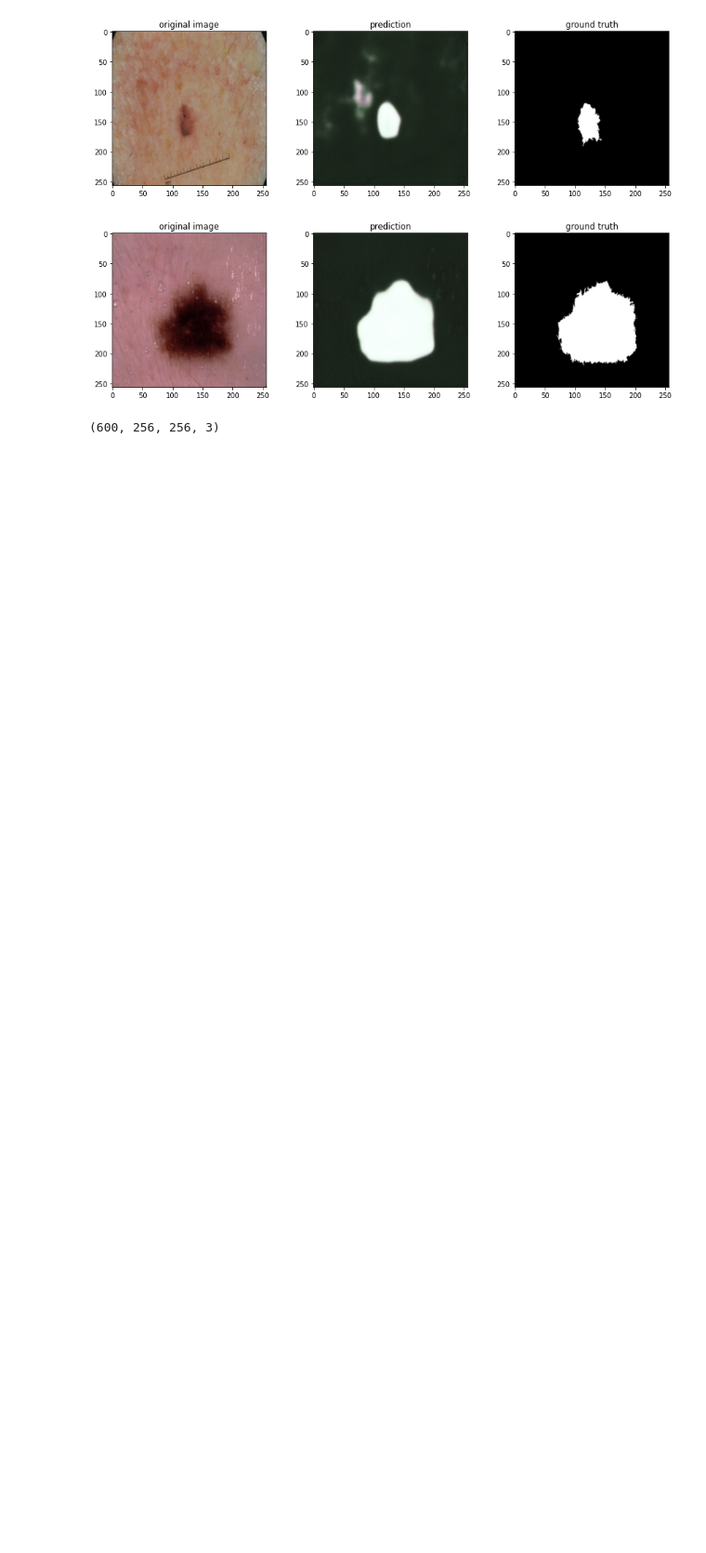
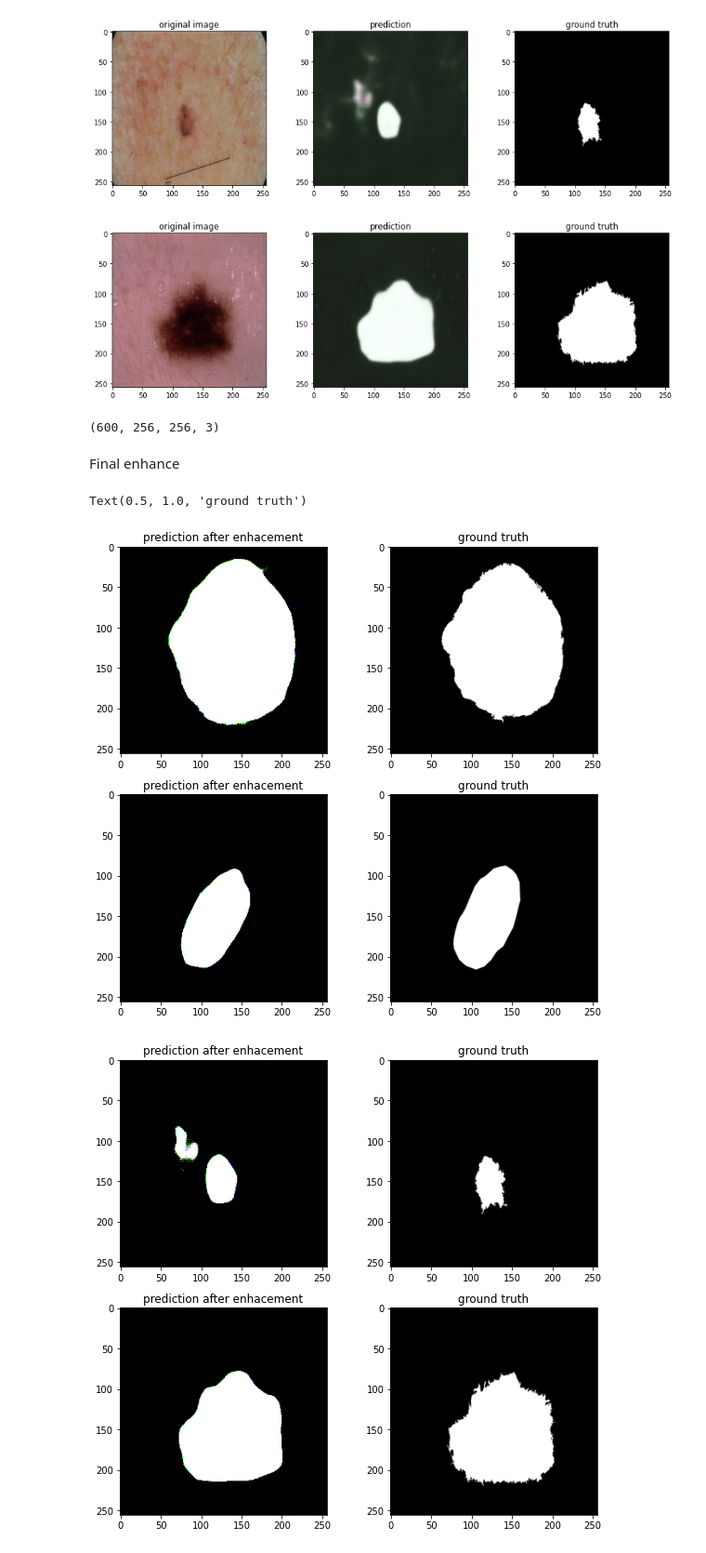
Before and after one commit to AlaaIraqy/lesion_segmentation, a Jupyter notebook: cv-assignment4-unet.ipynb, the cells around one changed output. Shown at 93% size. Saved outputs shown, nothing was run; the diff lists cells and outputs as text; code cells hidden in the pictures; blank space fills up the shorter version.

```diff
--- a/cv-assignment4-unet.ipynb
+++ b/cv-assignment4-unet.ipynb
@@ -355,3 +355,45 @@ print(np.shape(prediction))
 [figure]
 [figure]
 (600, 256, 256, 3)
+# %% [markdown]
+Final enhance
+# %%
+def enhance(img):
+    tmp=img.flatten()
+    for i in range(len(tmp)):
+        if tmp[i]>0.5:
+            tmp[i]=1
+        else:
+            tmp[i]=0
+    return tmp.reshape(256,256,3)
+
+plt.figure(figsize=(20,9))
+plt.subplot(2,4,1)
+plt.imshow(cv2.cvtColor(enhance(prediction[470]), cv2.COLOR_BGR2RGB))
+plt.title('prediction after enhacement')
+plt.subplot(2,4,2)
+plt.imshow(cv2.cvtColor(test_groundTruth[470], cv2.COLOR_BGR2RGB))
+plt.title('ground truth')
+plt.subplot(2,4,5)
+plt.imshow(cv2.cvtColor(enhance(prediction[1]), cv2.COLOR_BGR2RGB))
+plt.title('prediction after enhacement')
+plt.subplot(2,4,6)
+plt.imshow(cv2.cvtColor(test_groundTruth[1], cv2.COLOR_BGR2RGB))
+plt.title('ground truth')
+plt.figure(figsize=(20,9))
+plt.subplot(2,4,1)
+plt.imshow(cv2.cvtColor(enhance(prediction[170]), cv2.COLOR_BGR2RGB))
+plt.title('prediction after enhacement')
+plt.subplot(2,4,2)
+plt.imshow(cv2.cvtColor(test_groundTruth[170], cv2.COLOR_BGR2RGB))
+plt.title('ground truth')
+plt.subplot(2,4,5)
+plt.imshow(cv2.cvtColor(enhance(prediction[244]), cv2.COLOR_BGR2RGB))
+plt.title('prediction after enhacement')
+plt.subplot(2,4,6)
+plt.imshow(cv2.cvtColor(test_groundTruth[244], cv2.COLOR_BGR2RGB))
+plt.title('ground truth')
+# %% [output]
+Text(0.5, 1.0, 'ground truth')
+[figure, added]
+[figure, added]
```
